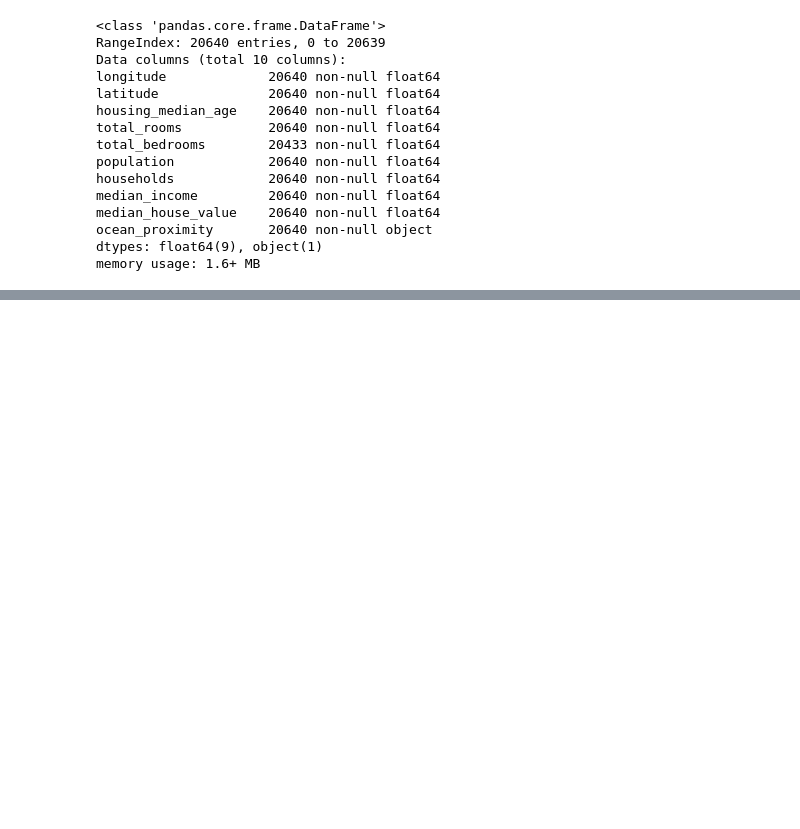
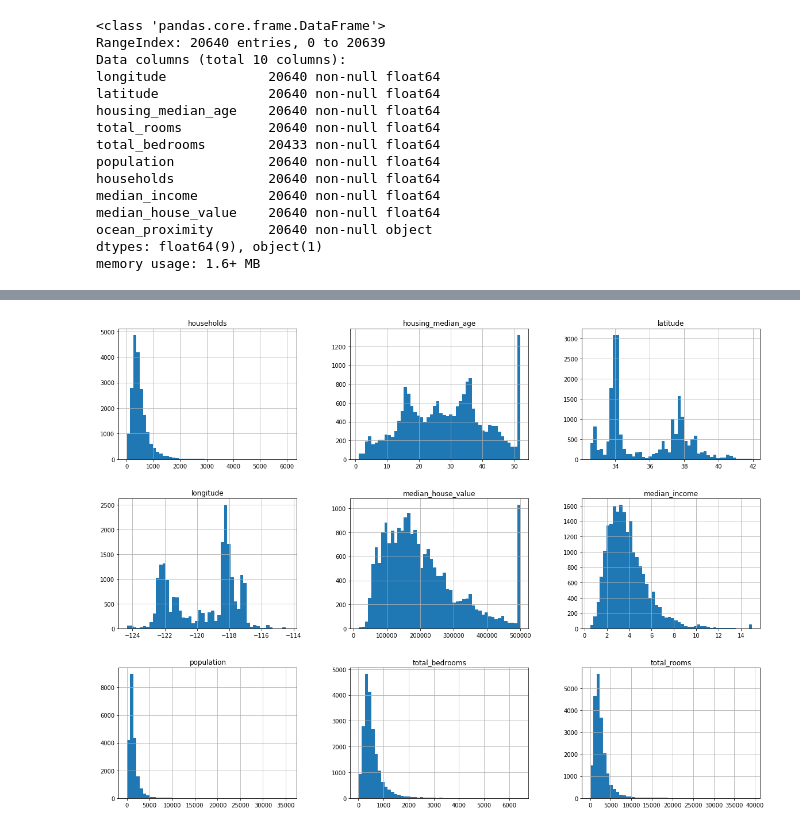
Before and after one commit to qlegrand/housing_handson_ml, a Jupyter notebook: Housing.ipynb, the cells around one changed output, grey strips where cells are left out. Cells and saved outputs as stored; diff of their text form; code cells hidden in the pictures; blank space fills up the shorter version.

```diff
--- a/Housing.ipynb
+++ b/Housing.ipynb
@@ -51,0 +76,5 @@ memory usage: 1.6+ MB
+# %%
+housing.hist(bins = 50, figsize = (20, 15))
+plt.show()
+# %% [output]
+[figure, added]
```
Also changed, not shown: parts of 4 cells of this notebook.
